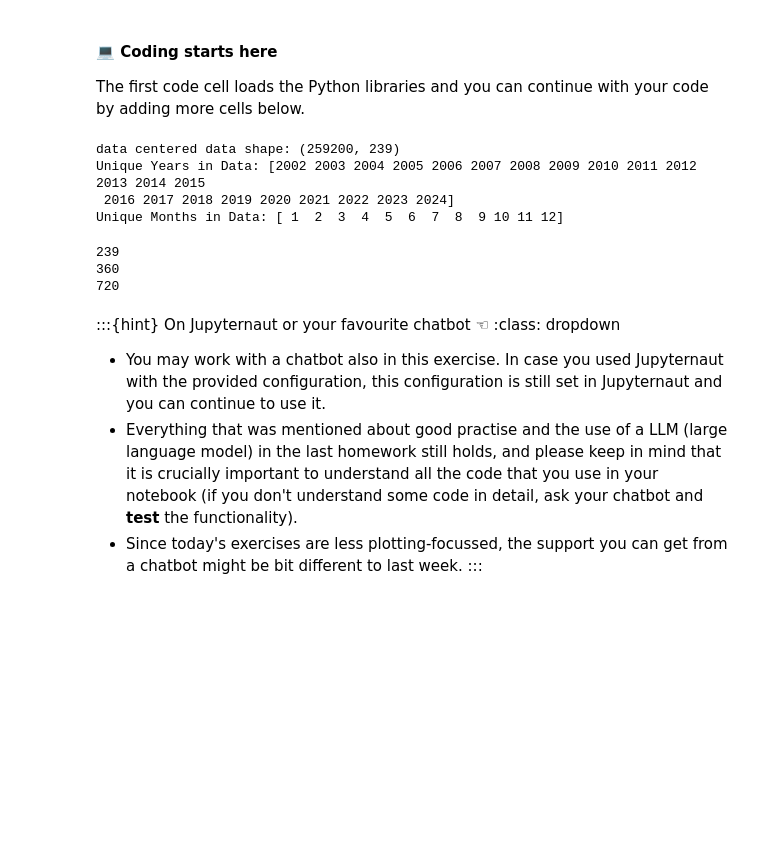
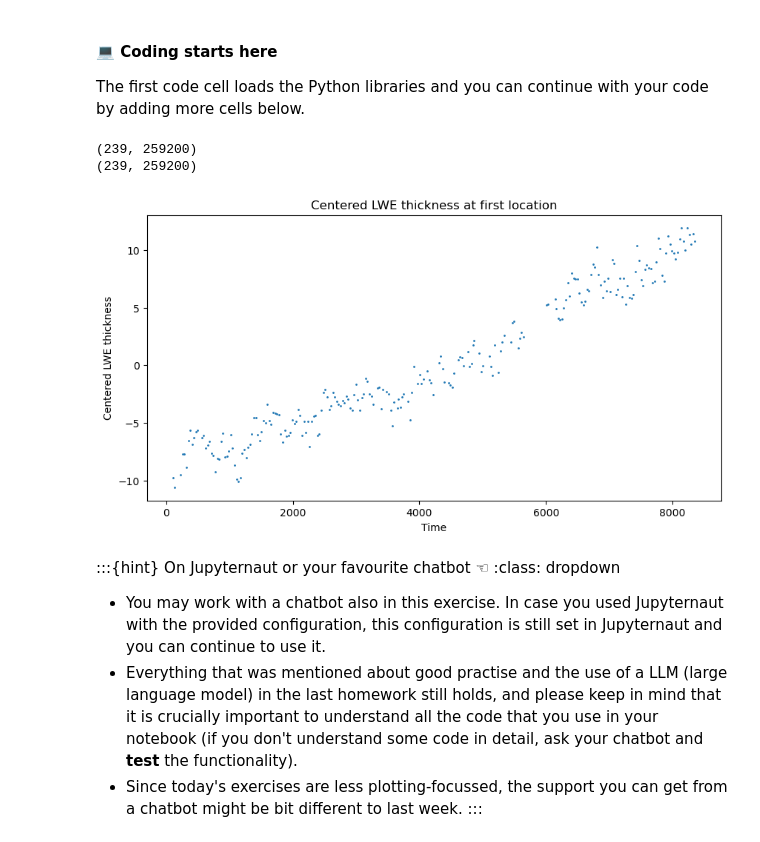
Before and after one commit to faehdy/Space_Data_Kernel, a Jupyter notebook: Grace/Homeworks/Homework_week_2_assignment.ipynb, the cells around one changed output. Drawn from its saved outputs; the diff is of its cells as text; code cells hidden in the pictures; blank space fills up the shorter version.

Commit message:
Completed task 1: reshape

```diff
--- a/Grace/Homeworks/Homework_week_2_assignment.ipynb
+++ b/Grace/Homeworks/Homework_week_2_assignment.ipynb
@@ -76,7 +76,7 @@ from sklearn.decomposition import PCA
 from netCDF4 import num2date # converts the time variable ni the NetCDF into actual human.readable dates
 # %%
 # LOAD DATA
-file_path = '../homework1/data/GRCTellus.JPL.200204_202411.GLO.RL06.3M.MSCNv04CRI.nc'
+file_path = '../../homework1/data/GRCTellus.JPL.200204_202411.GLO.RL06.3M.MSCNv04CRI.nc'
 
 # Check if the file exists
 if os.path.exists(file_path):
@@ -85,65 +85,37 @@ else:
     raise FileNotFoundError(f"File not found: {file_path}")
 
 # short alternative, without checking the file path:
-mascons = nc.Dataset('../homework1/data/GRCTellus.JPL.200204_202411.GLO.RL06.3M.MSCNv04CRI.nc')
+mascons = nc.Dataset('../../homework1/data/GRCTellus.JPL.200204_202411.GLO.RL06.3M.MSCNv04CRI.nc')
 # %%
 # ARRANGING DATA TASK
 
 # Extract relevant variables
 time = mascons.variables['time'][:]
 latitude = mascons.variables['lat'][:]
 longitude = mascons.variables['lon'][:]
 lwe_thickness = mascons.variables['lwe_thickness'][:]  # Example variable (adjust if needed)
 
-#print(f'this is the time: {time}')
-#print(f'this is the latitude: {latitude}')
-#print(f'this is the longitude: {longitude}')
-#print(f'this is the lwe_thickness: {latitude}')
 
-# Reshape data
-# Convert time to datetime objects
-time_units = mascons.variables['time'].units  # Get time units
-calendar = mascons.variables['time'].calendar  # Get calendar type (if available)
-# num2date function num2date(input of time that needs to be converted, unit that is wished, converts it)
-dates = num2date(time, units=time_units, calendar=calendar)  # Convert time to datetime objects
+# Get dimensions from the data
+num_time_steps = lwe_thickness.shape[0]
+num_lat = lwe_thickness.shape[1]
+num_lon = lwe_thickness.shape[2]
 
-# Extract year and month from dates
-time_years = np.array([date.year for date in dates])
-time_months = np.array([date.month for date in dates])
-
-# Reshape data
-num_time_steps = data_variable.shape[0]  # Time dimension
-num_lat = data_variable.shape[1]  # Latitude dimension
-num_lon = data_variable.shape[2]  # Longitude dimension
 
 # Flatten spatial dimensions
-reshaped_data = data_variable.reshape(num_time_steps, num_lat * num_lon)
+reshaped_data = lwe_thickness.reshape(num_time_steps, num_lat * num_lon)
+print(reshaped_data.shape)
 
-# Transpose to match the required format (each row = pixel, each column = time series)
-reshaped_data = reshaped_data.T
 
 # Remove time mean to compute anomalies (centering the data)
-time_mean = np.mean(reshaped_data, axis=1, keepdims=True)  # Compute mean for each location (row-wise)
-data_centered = reshaped_data - time_mean  # Subtract mean from each time series
+column_time_mean = np.mean(reshaped_data, axis=0, keepdims=True)  # Compute mean for each location (column-wise)
+data_centered = reshaped_data - column_time_mean  # Subtract mean from each value
 
-# Print shape for verification
-print("data centered data shape:", anomalies.shape)  # Expected: (num_lat * num_lon, num_time_steps)
-print("Unique Years in Data:", np.unique(time_years))
-print("Unique Months in Data:", np.unique(time_months))
+print(data_centered.shape)
 # %% [output]
-data centered data shape: (259200, 239)
-Unique Years in Data: [2002 2003 2004 2005 2006 2007 2008 2009 2010 2011 2012 2013 2014 2015
- 2016 2017 2018 2019 2020 2021 2022 2023 2024]
-Unique Months in Data: [ 1  2  3  4  5  6  7  8  9 10 11 12]
+(239, 259200)
+(239, 259200)
+[figure, added]
-# %%
-#try something
-print(num_time_steps)
-print(num_lat)
-print(num_lon)
-# %% [output]
-239
-360
-720
 # %% [markdown]
 :::{hint} On Jupyternaut or your favourite chatbot &#9756;
 :class: dropdown
```
